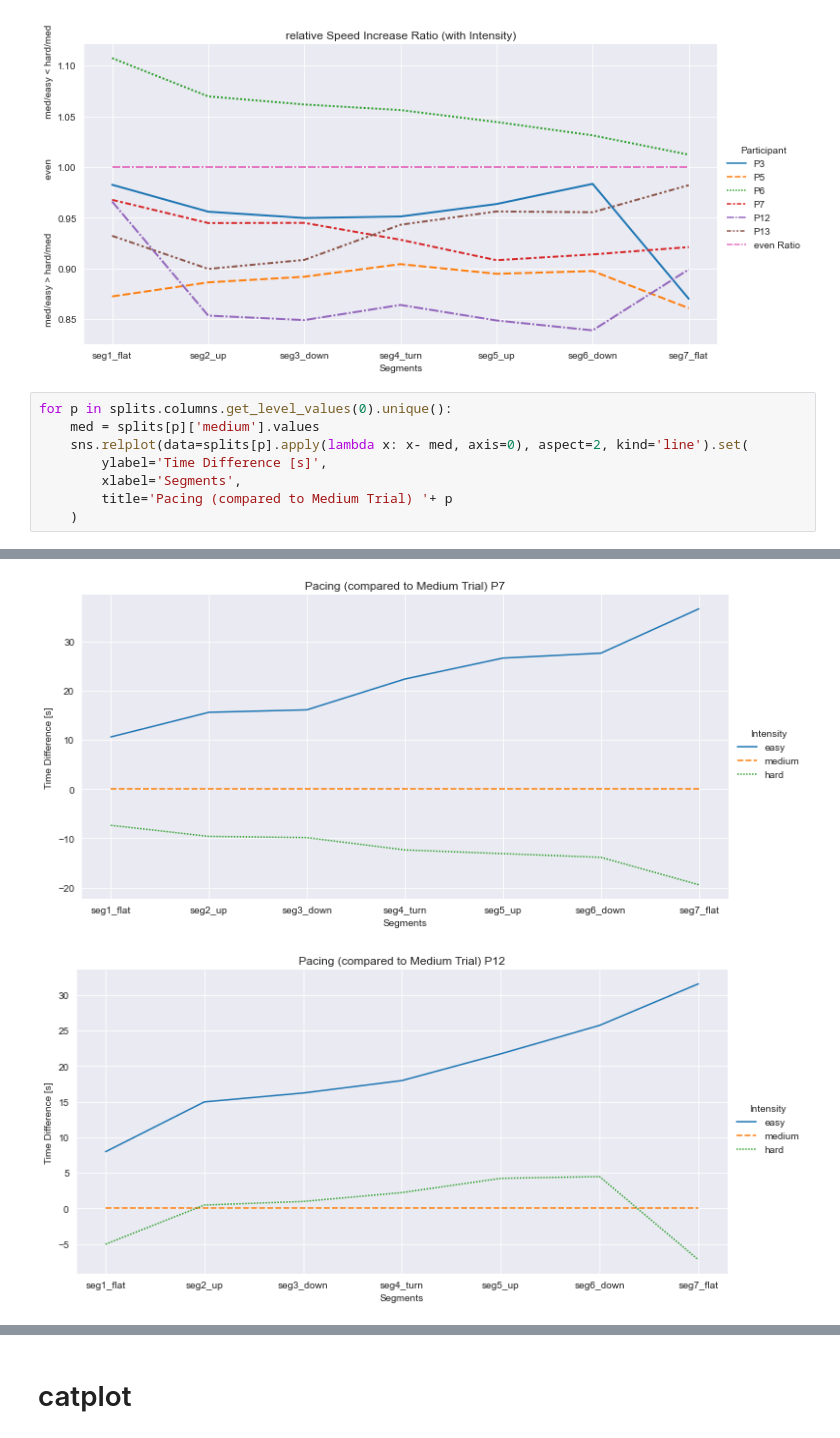
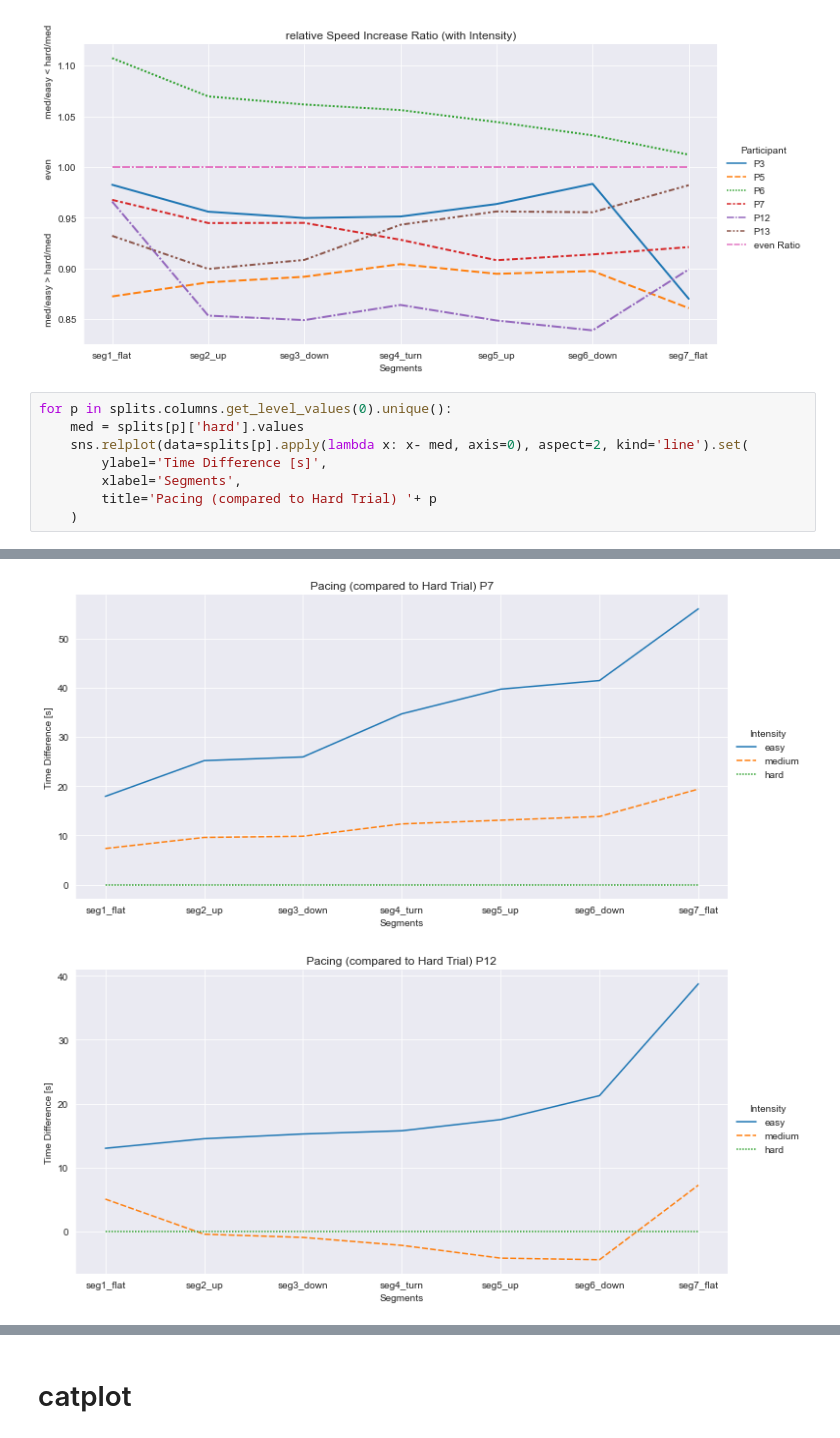
Before and after one commit to luceskywalker/xski, a Jupyter notebook: code/jupyter_lucas/splits_pacing.ipynb, the cells around one changed output, grey strips where cells are left out. Drawn from its saved outputs; the diff is of its cells as text.

```diff
--- a/code/jupyter_lucas/splits_pacing.ipynb
+++ b/code/jupyter_lucas/splits_pacing.ipynb
@@ -114,10 +114,10 @@ sns.relplot(data=ratio, aspect = 2, kind='line', linewidth=2).set(
 [figure]
 # %%
 for p in splits.columns.get_level_values(0).unique():
-    med = splits[p]['medium'].values
+    med = splits[p]['hard'].values
     sns.relplot(data=splits[p].apply(lambda x: x- med, axis=0), aspect=2, kind='line').set(
         ylabel='Time Difference [s]',
         xlabel='Segments',
-        title='Pacing (compared to Medium Trial) '+ p
+        title='Pacing (compared to Hard Trial) '+ p
     )
 # %% [output]
@@ -127,2 +127,2 @@ for p in splits.columns.get_level_values(0).unique():
-[figure, old version]
+[figure, new version]
-[figure, old version]
+[figure, new version]
```
Also changed, not shown: parts of 4 cells of this notebook, 2 other files.
